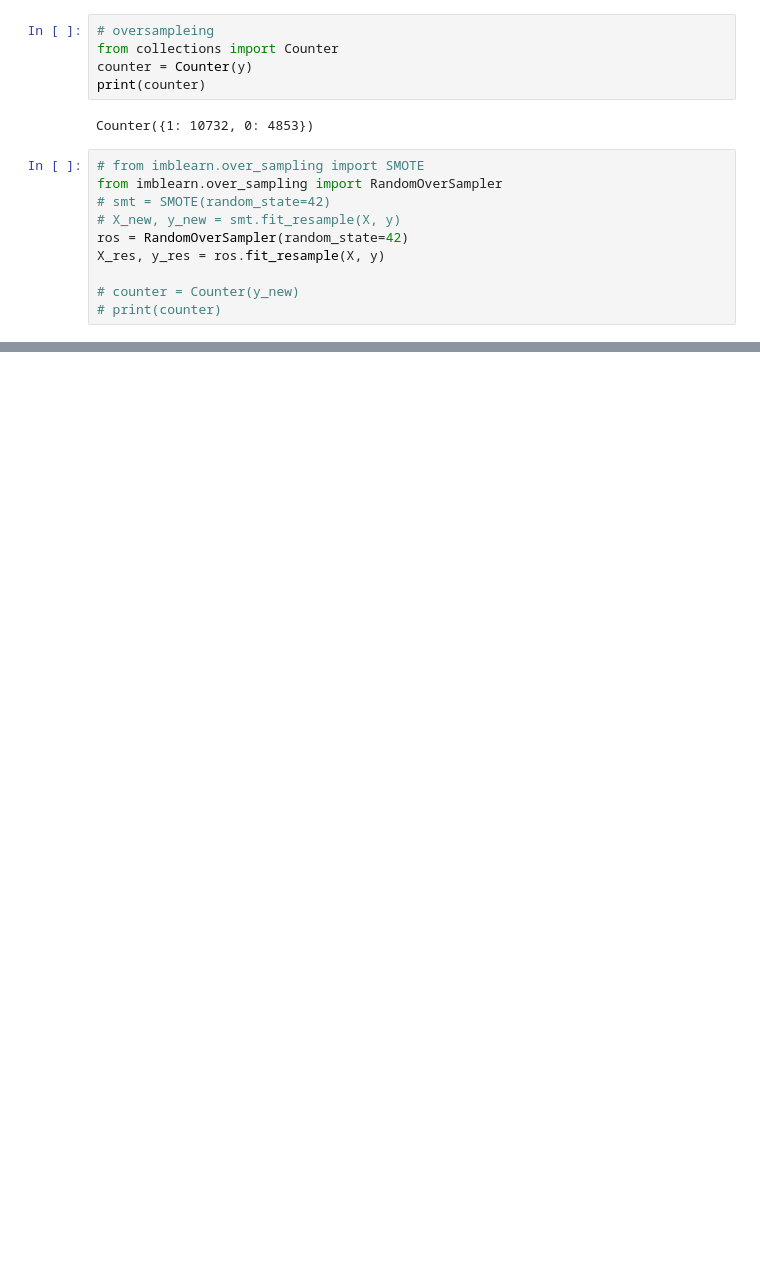
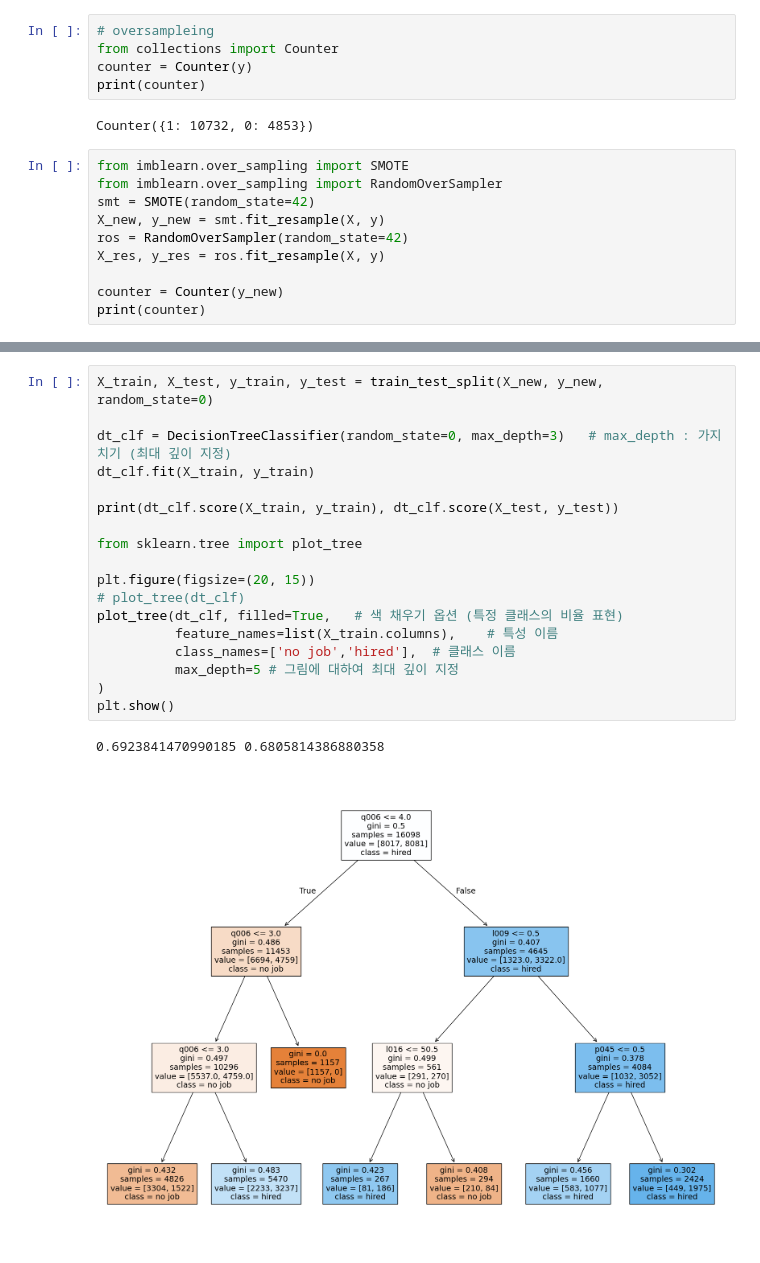
Before and after one commit to Encore-SKN-9/ml_4team, a Jupyter notebook: ml.ipynb, the cells around one changed output, grey strips where cells are left out. Drawn from its saved outputs; the diff is of its cells as text; blank space fills up the shorter version.

```diff
--- a/ml.ipynb
+++ b/ml.ipynb
@@ -217,13 +237,13 @@ print(counter)
 # %% [output]
 Counter({1: 10732, 0: 4853})
 # %%
-# from imblearn.over_sampling import SMOTE
+from imblearn.over_sampling import SMOTE
 from imblearn.over_sampling import RandomOverSampler
-# smt = SMOTE(random_state=42)
-# X_new, y_new = smt.fit_resample(X, y)
+smt = SMOTE(random_state=42)
+X_new, y_new = smt.fit_resample(X, y)
 ros = RandomOverSampler(random_state=42)
 X_res, y_res = ros.fit_resample(X, y)
 
-# counter = Counter(y_new)
-# print(counter)
+counter = Counter(y_new)
+print(counter)
 # %% [output]
@@ -230,0 +251,21 @@ ImportError: cannot import name '_MissingValues' from 'sklearn.utils._param_vali
+# %%
+X_train, X_test, y_train, y_test = train_test_split(X_new, y_new, random_state=0)
+
+dt_clf = DecisionTreeClassifier(random_state=0, max_depth=3)   # max_depth : 가지치기 (최대 깊이 지정)
+dt_clf.fit(X_train, y_train)
+
+print(dt_clf.score(X_train, y_train), dt_clf.score(X_test, y_test))
+
+from sklearn.tree import plot_tree
+
+plt.figure(figsize=(20, 15))
+# plot_tree(dt_clf)
+plot_tree(dt_clf, filled=True,   # 색 채우기 옵션 (특정 클래스의 비율 표현)
+          feature_names=list(X_train.columns),    # 특성 이름
+          class_names=['no job','hired'],  # 클래스 이름
+          max_depth=5 # 그림에 대하여 최대 깊이 지정
+)
+plt.show()
+# %% [output]
+0.6923841470990185 0.6805814386880358
+[figure, added]
```
Also changed, not shown: parts of 10 cells of this notebook.
